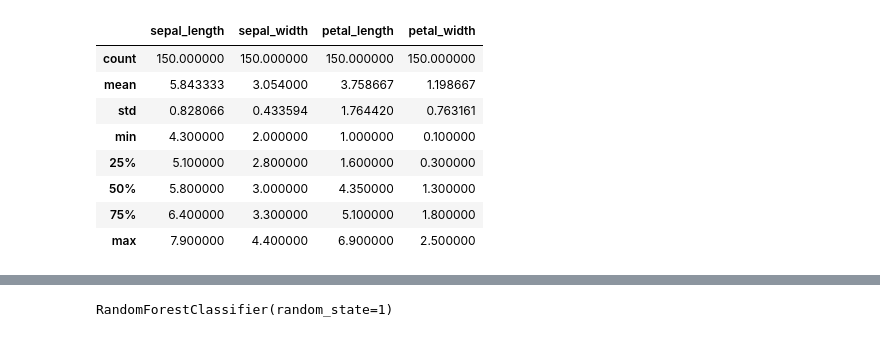
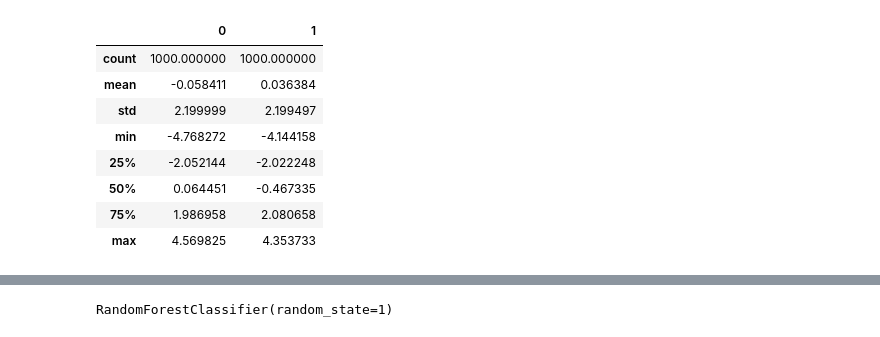
Before and after one commit to deepan-31/metadata-tool, a Jupyter notebook: RandomForest.ipynb, the cells around one changed output, grey strips where cells are left out. Cells and saved outputs as stored; diff of their text form; code cells hidden in the pictures.

```diff
--- a/RandomForest.ipynb
+++ b/RandomForest.ipynb
@@ -17,12 +15,0 @@ df = pd.read_csv('Iris.csv',sep=',',names=names)
-# %%
-df.describe()
-# %% [output]
-|  | sepal_length | sepal_width | petal_length | petal_width |
-| count | 150.000000 | 150.000000 | 150.000000 | 150.000000 |
-| mean | 5.843333 | 3.054000 | 3.758667 | 1.198667 |
-| std | 0.828066 | 0.433594 | 1.764420 | 0.763161 |
-| min | 4.300000 | 2.000000 | 1.000000 | 0.100000 |
-| 25% | 5.100000 | 2.800000 | 1.600000 | 0.300000 |
-| 50% | 5.800000 | 3.000000 | 4.350000 | 1.300000 |
-| 75% | 6.400000 | 3.300000 | 5.100000 | 1.800000 |
-| max | 7.900000 | 4.400000 | 6.900000 | 2.500000 |
@@ -29,3 +19,16 @@ df.describe()
+# %%
+df = pd.DataFrame(X,y)
+df.describe()
+# %% [output]
+|  | 0 | 1 |
+| count | 1000.000000 | 1000.000000 |
+| mean | -0.058411 | 0.036384 |
+| std | 2.199999 | 2.199497 |
+| min | -4.768272 | -4.144158 |
+| 25% | -2.052144 | -2.022248 |
+| 50% | 0.064451 | -0.467335 |
+| 75% | 1.986958 | 2.080658 |
+| max | 4.569825 | 4.353733 |
 # %%
 df
 # %% [output]
```
Also changed, not shown: parts of 17 cells of this notebook.
